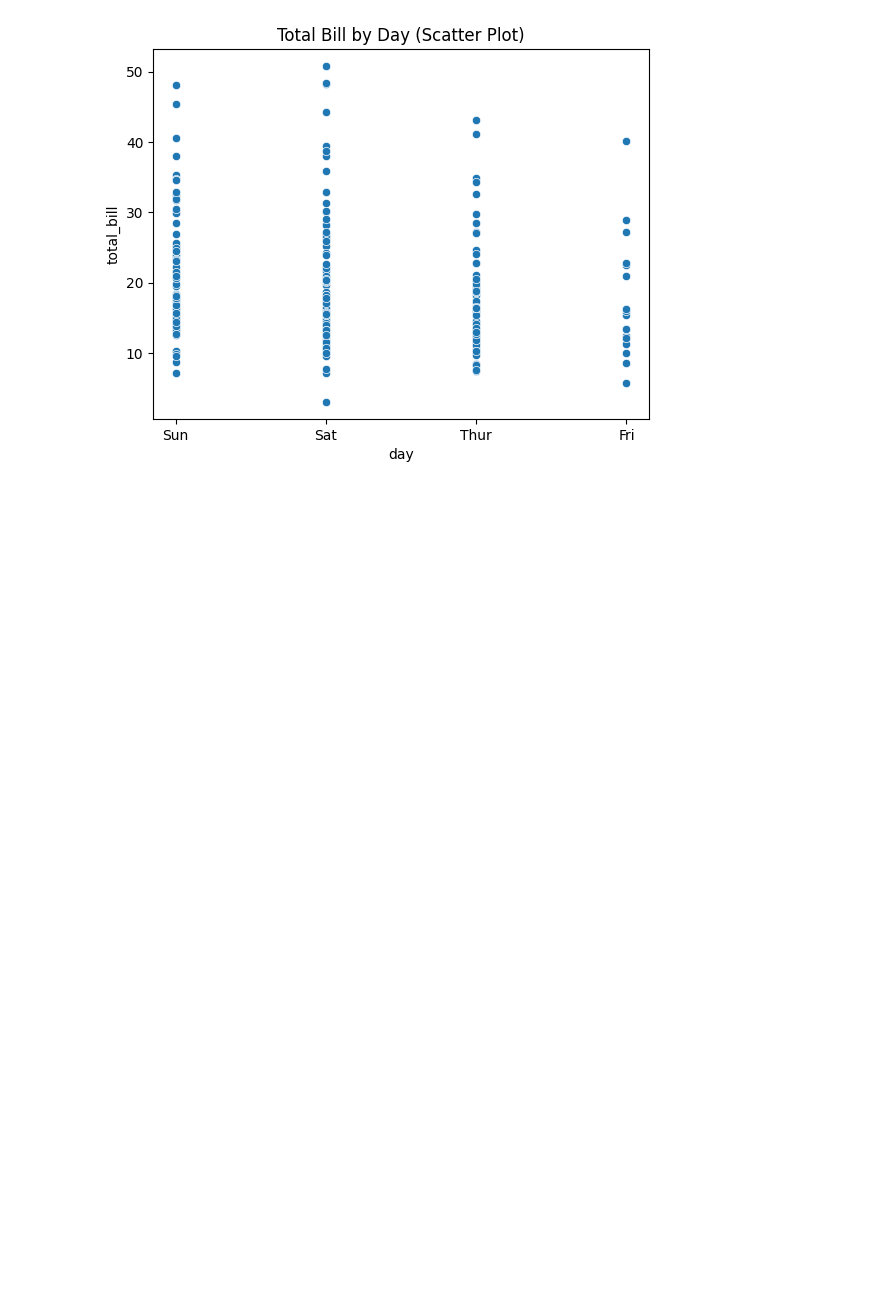
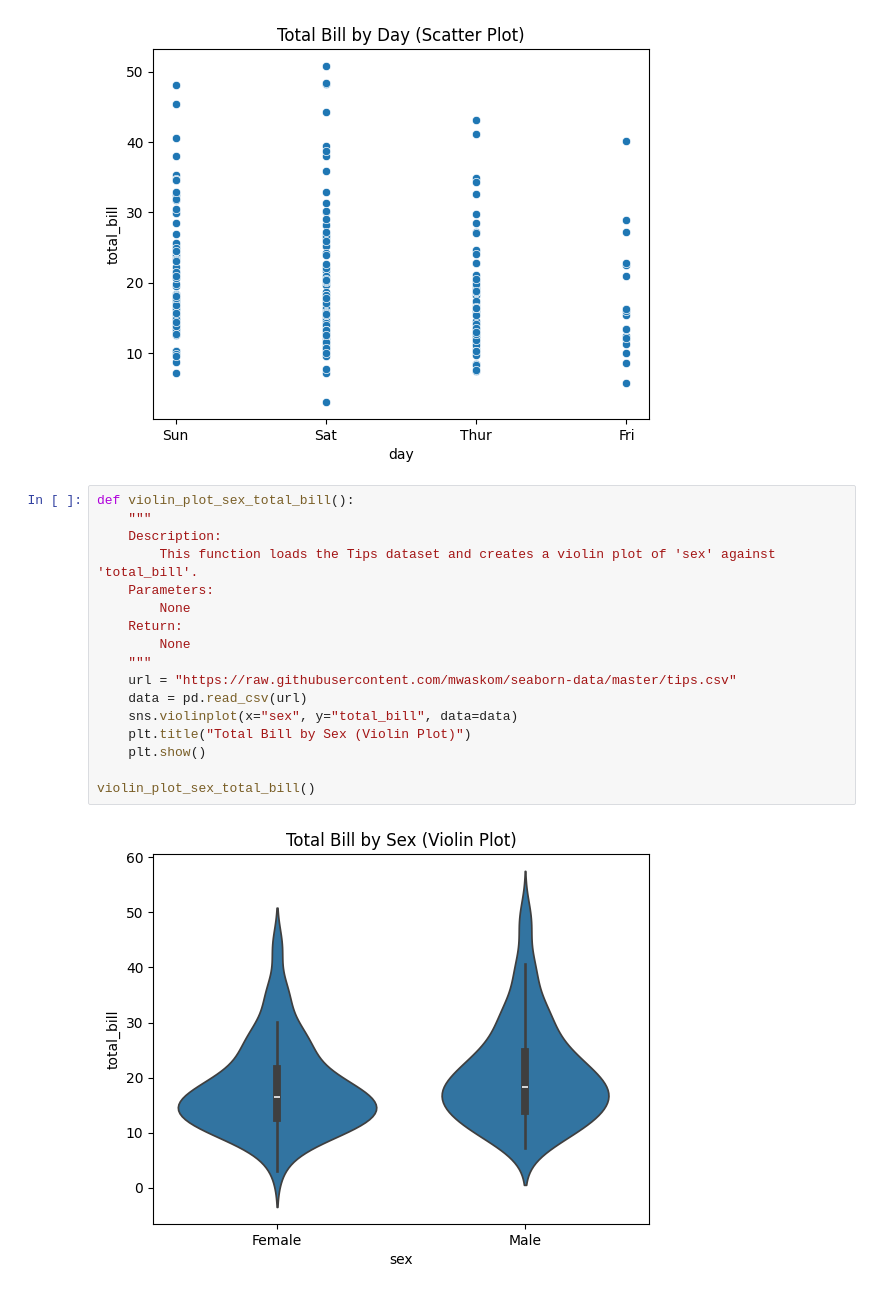
Before and after one commit to 2020kucp1072/Libraries, a Jupyter notebook: seaborn.ipynb, the cells around one changed output. Cells and saved outputs as stored; diff of their text form; blank space fills up the shorter version.

Commit message:
[VEMULA] add:python program to violin plot of 'sex' against 'total_bill

```diff
--- a/seaborn.ipynb
+++ b/seaborn.ipynb
@@ -64,6 +64,25 @@ def scatter_plot_day_total_bill():
 scatter_plot_day_total_bill()
 # %% [output]
 [figure]
+# %%
+def violin_plot_sex_total_bill():
+    """
+    Description:
+        This function loads the Tips dataset and creates a violin plot of 'sex' against 'total_bill'.
+    Parameters:
+        None
+    Return:
+        None
+    """
+    url = "https://raw.githubusercontent.com/mwaskom/seaborn-data/master/tips.csv"
+    data = pd.read_csv(url)
+    sns.violinplot(x="sex", y="total_bill", data=data)
+    plt.title("Total Bill by Sex (Violin Plot)")
+    plt.show()
+
+violin_plot_sex_total_bill()
+# %% [output]
+[figure, added]
 # %%
 def main():
     bar_plot_sex_survived()
```
Also changed, not shown: parts of 1 cell of this notebook.
